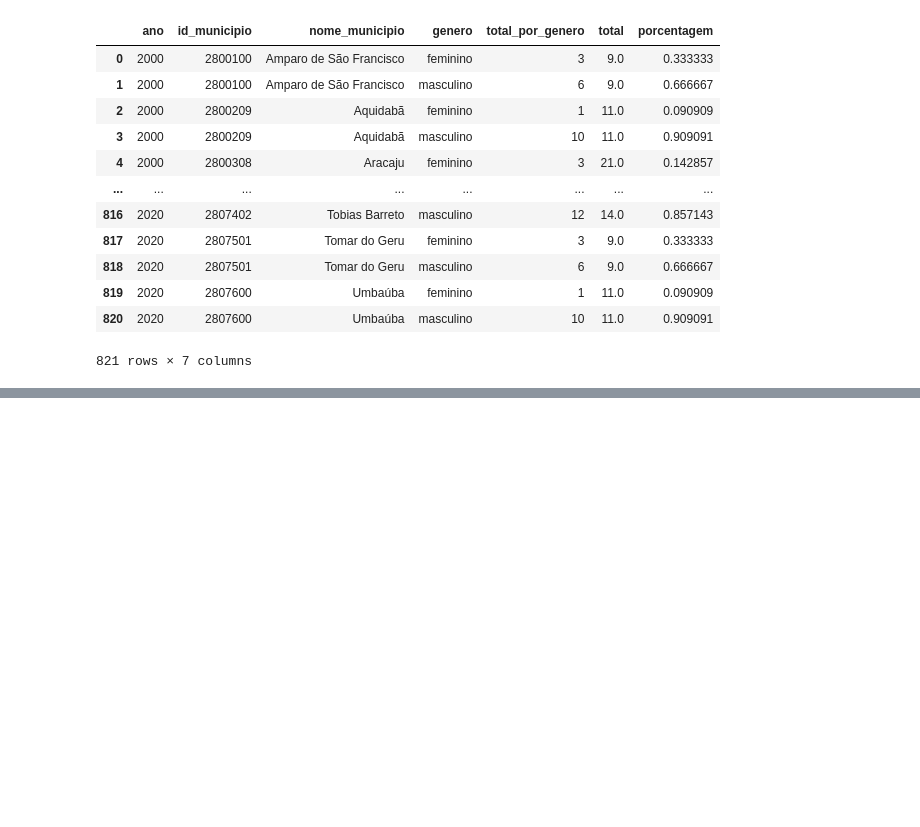
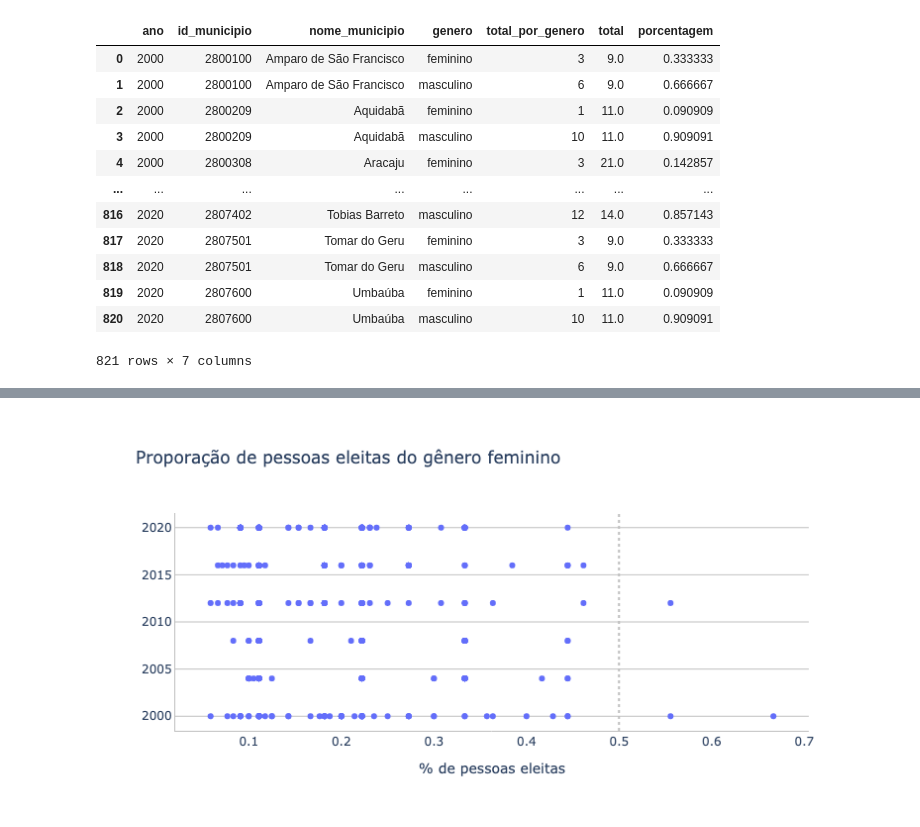
Before and after one commit to adolfoguimaraes/basedosdados-eleicoes, a Jupyter notebook: code/VisualizacaoDosDados.ipynb, the cells around one changed output, grey strips where cells are left out. Saved outputs shown, nothing was run; the diff lists cells and outputs as text; code cells hidden in the pictures; blank space fills up the shorter version.

```diff
--- a/code/VisualizacaoDosDados.ipynb
+++ b/code/VisualizacaoDosDados.ipynb
@@ -332,0 +331,35 @@ data6_filter
+# %%
+fig = go.Figure()
+fig.add_trace(go.Scatter(
+    y=data6_filter['ano'],
+    x=data6_filter['porcentagem'],
+    mode="markers",
+))
+
+fig.update_yaxes(
+  showgrid=True,
+  gridcolor="#C0C0C0",
+  linecolor="#C0C0C0",
+  linewidth=1,
+  tickfont_size=12
+)
+
+fig.update_xaxes(
+  showgrid=False,
+
+  linecolor="#C0C0C0",
+  linewidth=1
+)
+
+fig.update_layout(title="Proporação de pessoas eleitas do gênero feminino",
+                  xaxis_title="% de pessoas eleitas",
+                  height=400,
+                  width=800,
+                  plot_bgcolor="#FFFFFF"
+                  )
+
+fig.add_vline(x=0.5, line_dash="dot", row='all', col=1, line_color='#c0c0c0')
+
+fig.show("png")
+# %% [output]
+[figure, added]
```
Also changed, not shown: parts of 2 cells of this notebook, 1 other file.
